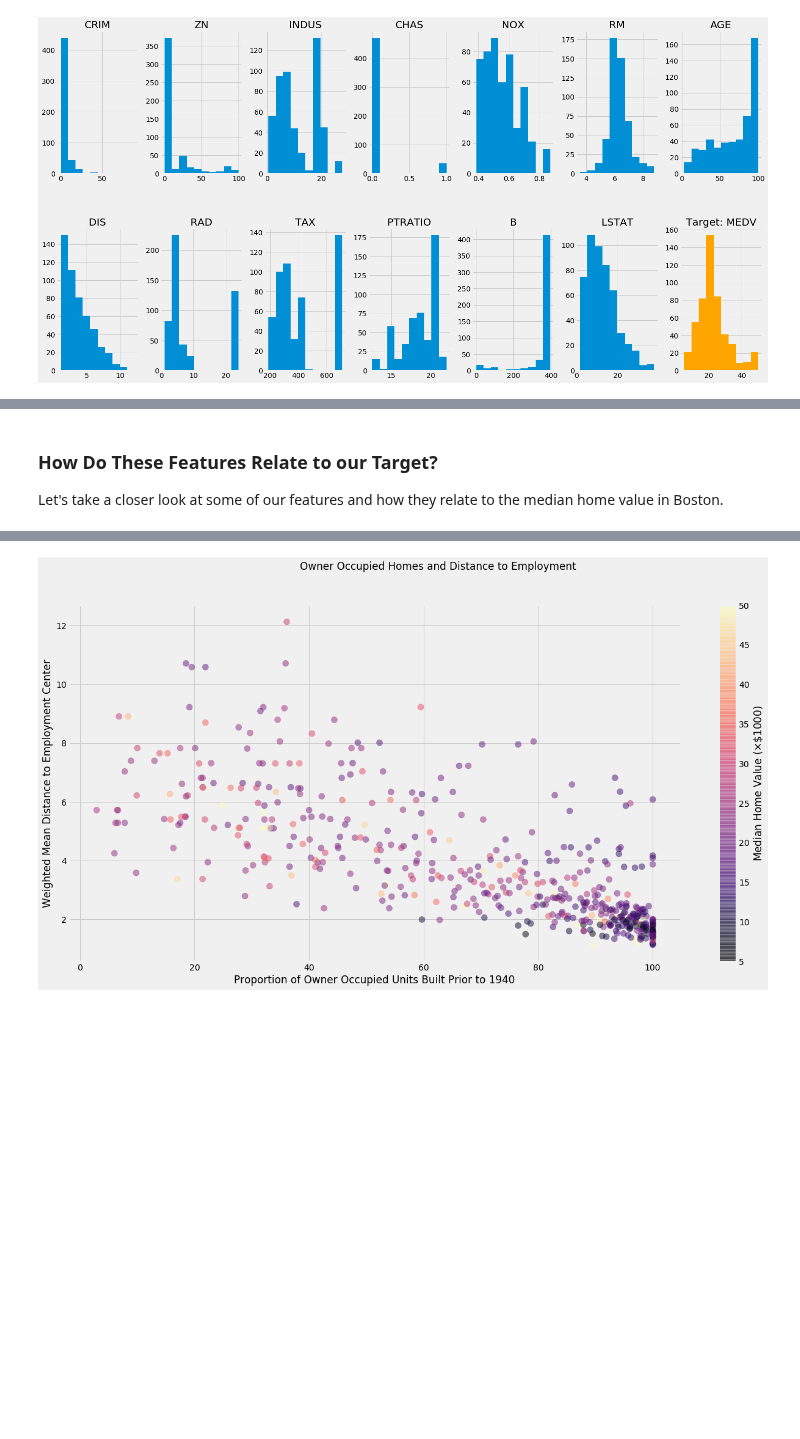
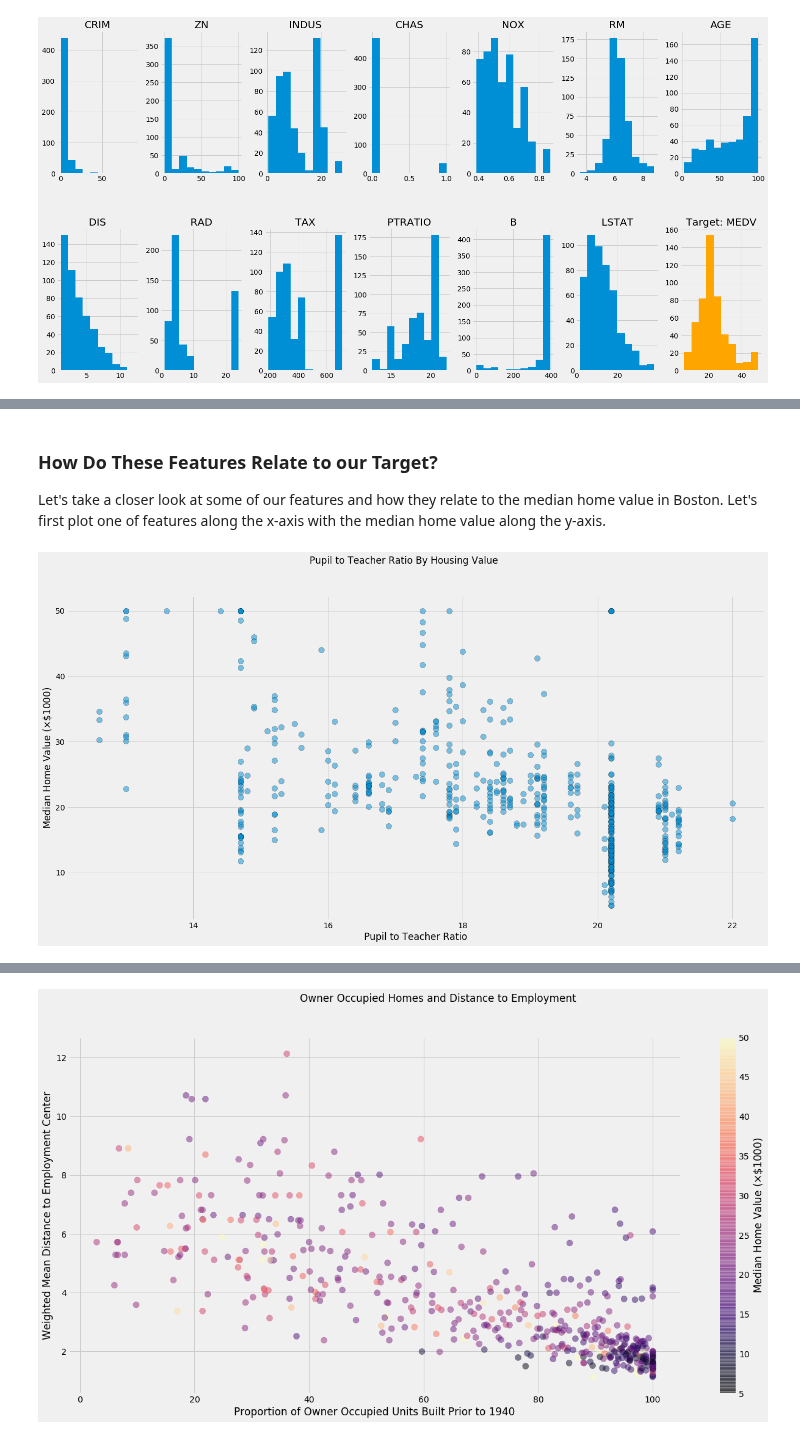
Before and after one commit to yngtodd/eleven, a Jupyter notebook: examples/notebooks/module_02_03_boston_housing_data.ipynb, the cells around one changed output, grey strips where cells are left out. Drawn from its saved outputs; the diff is of its cells as text; code cells hidden in the pictures; blank space fills up the shorter version.

```diff
--- a/examples/notebooks/module_02_03_real_data.ipynb
+++ b/examples/notebooks/module_02_03_boston_housing_data.ipynb
@@ -98,4 +143,22 @@ At first glance we can see that a few of these distributions are skewed. Though
 # %% [markdown]
 ### How Do These Features Relate to our Target?
 
-Let's take a closer look at some of our features and how they relate to the median home value in Boston.
+Let's take a closer look at some of our features and how they relate to the median home value in Boston. Let's first plot one of features along the x-axis with the median home value along the y-axis.
+# %%
+# Simple approach with state machine approach
+plt.figure(figsize=(20, 10))
+
+plt.scatter(
+    pupil_teacher_ratio,
+    y,
+    s=100,            # keeping a uniform size for all points
+    alpha=0.5,        # transparency for overlapping points
+    edgecolor="black" # give definition to each point
+)
+
+plt.xlabel("Pupil to Teacher Ratio")
+plt.ylabel(r"Median Home Value ($\times \$1000$)")
+plt.suptitle("Pupil to Teacher Ratio By Housing Value")
+plt.show()
+# %% [output]
+[figure, added]
```
Also changed, not shown: parts of 7 cells of this notebook.
